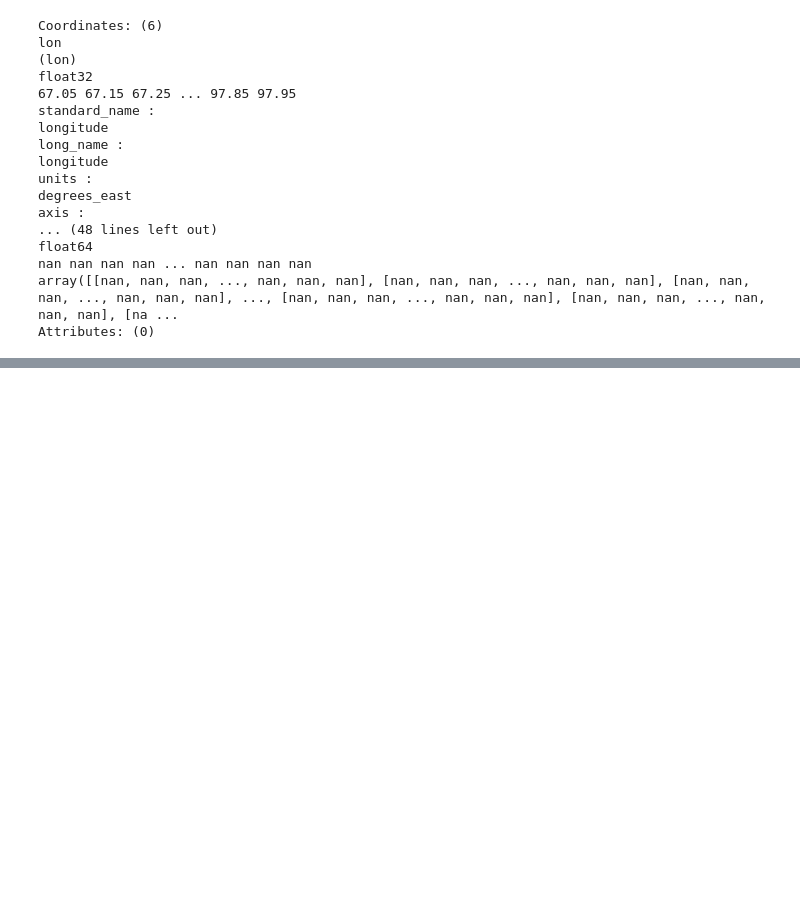
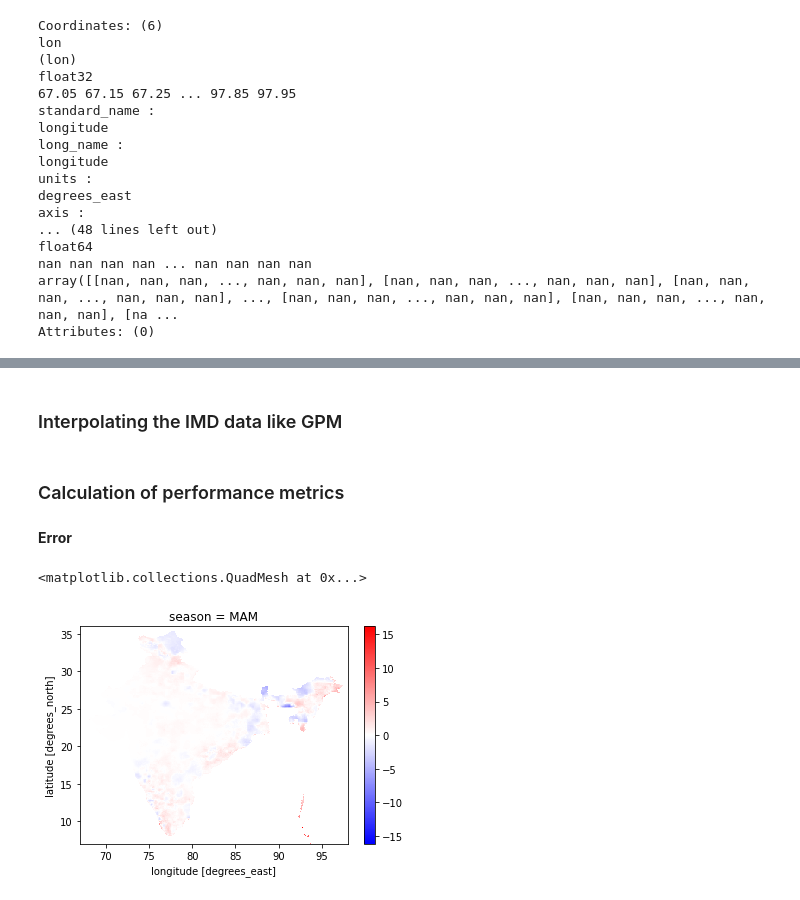
Before and after one commit to adisen99/atms_python, a Jupyter notebook: imd_gpm/class6.ipynb, the cells around one changed output, grey strips where cells are left out. Saved outputs shown, nothing was run; the diff lists cells and outputs as text; code cells hidden in the pictures; blank space fills up the shorter version.

```diff
--- a/imd_gpm/class6.ipynb
+++ b/imd_gpm/class6.ipynb
@@ -562,0 +511,8 @@ AttributeError: 'AxesSubplot' object has no attribute 'add_feature'
+# %%
+# Getting seasonal mean for IMD data
+
+ds3_ind_sm = season_mean(ds3_ind)
+
+ds4_ind_sm = season_mean(ds4_ind)
+
+ds3_ind_sm
@@ -562,0 +528,27 @@ AttributeError: 'AxesSubplot' object has no attribute 'add_feature'
+# %%
+gpm2009 = awash_da1
+gpm2019 = awash_da2
+
+imd2009 = ds3_ind_sm.RAINFALL
+imd2019 = ds4_ind_sm.RAINFALL
+# %% [markdown]
+### Interpolating the IMD data like GPM
+# %%
+# using interp_like
+
+imd2009_interp = imd2009.interp_like(gpm2009)
+imd2019_interp = imd2019.interp_like(gpm2019)
+# %% [markdown]
+### Calculation of performance metrics
+# %% [markdown]
+**Error**
+# %%
+# 2009 and 2019 GPM variation comparison to IMD
+
+err2009 = gpm2009 - imd2009_interp
+err2019 = gpm2019 - imd2019_interp
+# %%
+err2009.sel(season = 'MAM').plot()
+# %% [output]
+<matplotlib.collections.QuadMesh at 0x...>
+[figure, added]
```
Also changed, not shown: parts of 33 cells of this notebook, 43 other files.
